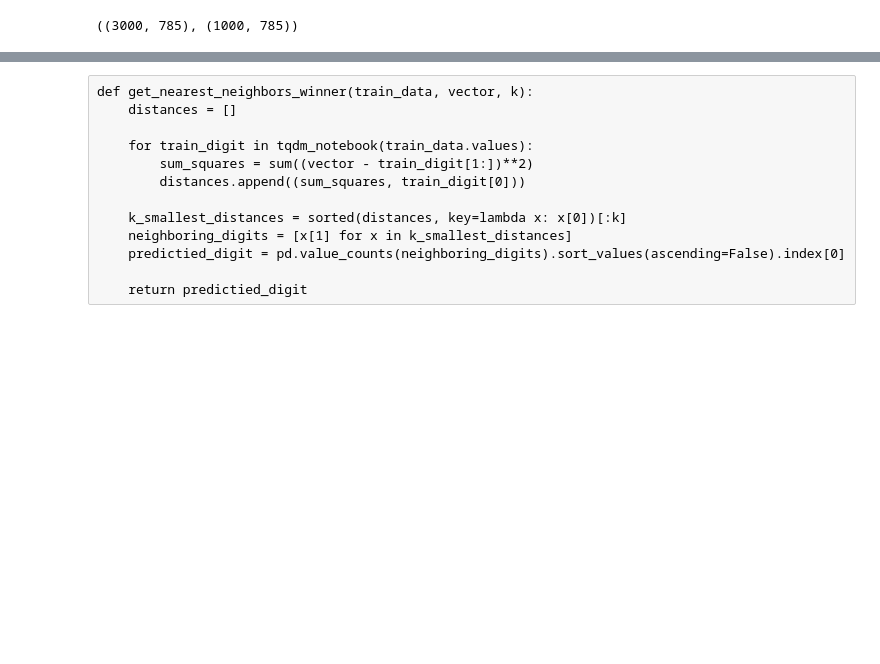
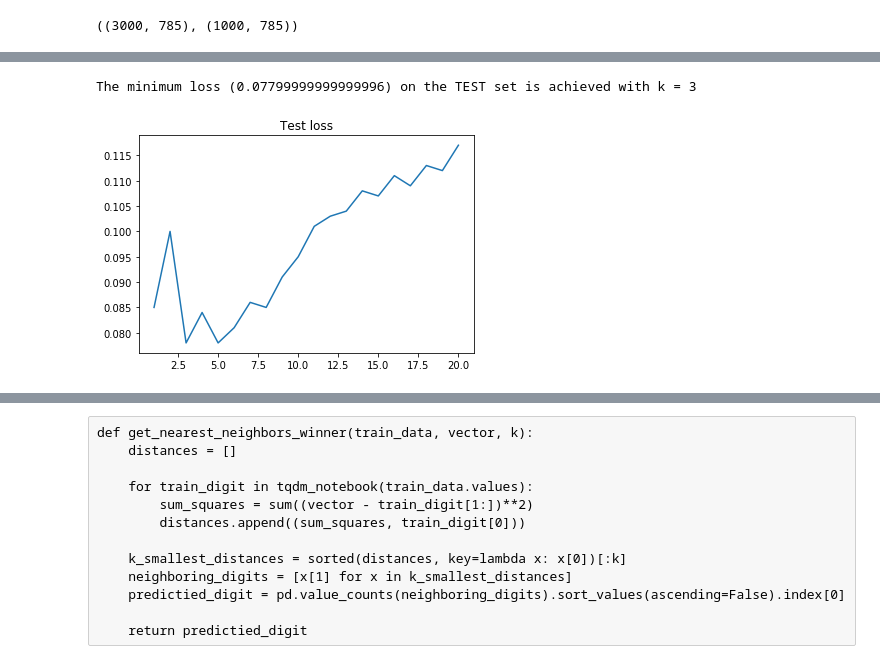
Before and after one commit to 792x/kNN, a Jupyter notebook: SLT1.ipynb, the cells around one changed output, grey strips where cells are left out. Saved outputs shown, nothing was run; the diff lists cells and outputs as text; code cells hidden in the pictures; blank space fills up the shorter version.

```diff
--- a/SLT1.ipynb
+++ b/SLT1.ipynb
@@ -46,0 +105,7 @@ train.shape, test.shape
+# %%
+plt.plot(ks, loss_values);
+plt.title("Test loss");
+print(f"The minimum loss ({min(loss_values)}) on the TEST set is achieved with k = {ks[np.argmin(loss_values)]} ")
+# %% [output]
+The minimum loss (0.07799999999999996) on the TEST set is achieved with k = 3
+[figure, added]
```
Also changed, not shown: parts of 40 cells of this notebook.
